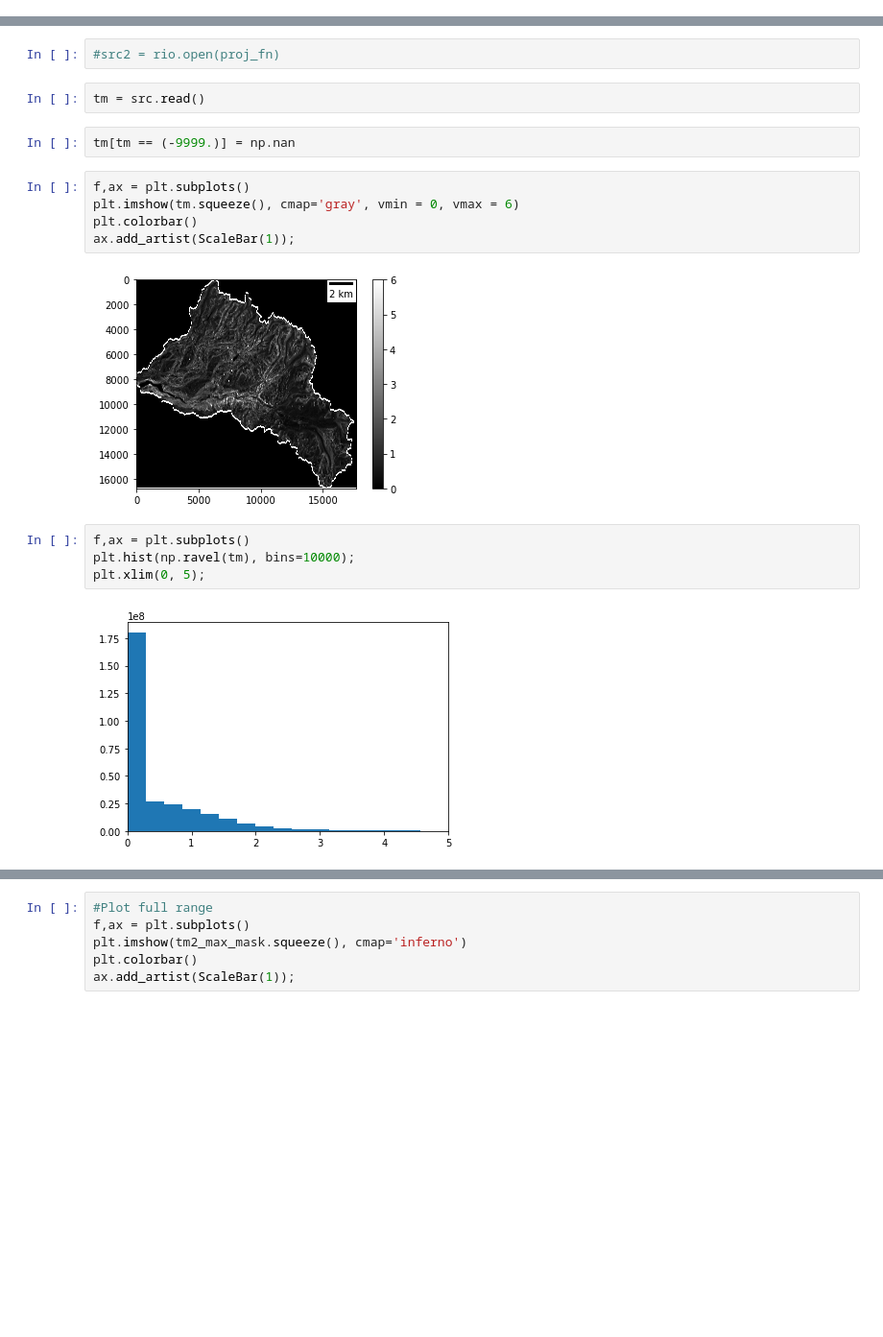
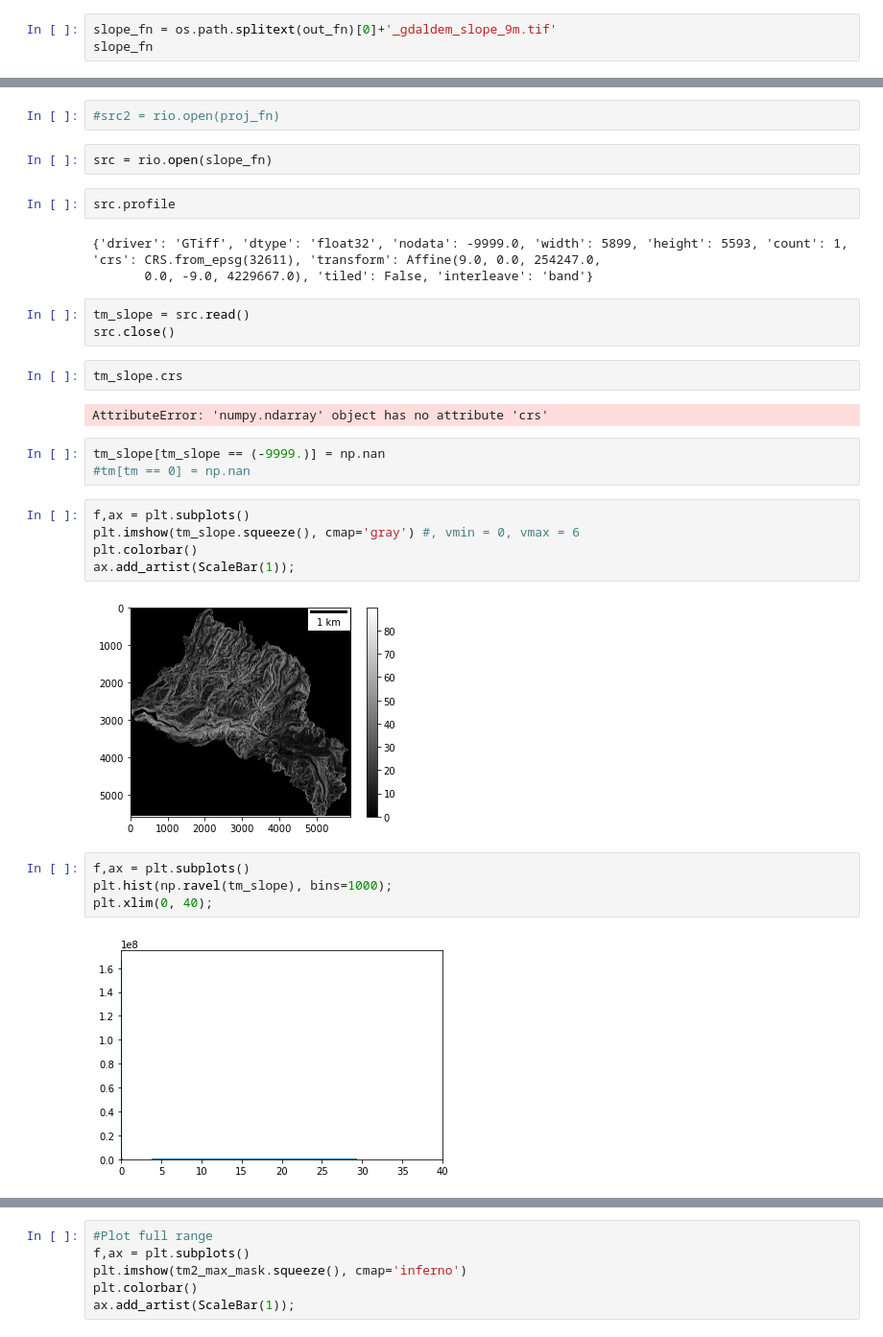
Before and after one commit to UW-GDA/ICESat-2_Snowdepth, a Jupyter notebook: Roughness_ASO.ipynb, the cells around one changed output, grey strips where cells are left out. Shown at 96% size. Drawn from its saved outputs; the diff is of its cells as text; blank space fills up the shorter version.

```diff
--- a/Roughness_ASO.ipynb
+++ b/Roughness_ASO.ipynb
@@ -37,3 +45,6 @@ src = rio.open(dtm_fn)
 #proj_fn = os.path.splitext(out_fn)[0]+'_gdaldem_tri.tif'
 # %%
 #roughness_fn = os.path.splitext(out_fn)[0]+'_gdaldem_rough.tif'
+# %%
+slope_fn = os.path.splitext(out_fn)[0]+'_gdaldem_slope_9m.tif'
+slope_fn
@@ -48,20 +65,33 @@ src = rio.open(dtm_fn)
 # %%
 #src2 = rio.open(proj_fn)
+# %%
+src = rio.open(slope_fn)
+# %%
+src.profile
+# %% [output]
+{'driver': 'GTiff', 'dtype': 'float32', 'nodata': -9999.0, 'width': 5899, 'height': 5593, 'count': 1, 'crs': CRS.from_epsg(32611), 'transform': Affine(9.0, 0.0, 254247.0,
+       0.0, -9.0, 4229667.0), 'tiled': False, 'interleave': 'band'}
 # %%
-tm = src.read()
+tm_slope = src.read()
+src.close()
-# %%
-tm[tm == (-9999.)] = np.nan
+# %%
+tm_slope.crs
+# %% [output]
+AttributeError: 'numpy.ndarray' object has no attribute 'crs'
+# %%
+tm_slope[tm_slope == (-9999.)] = np.nan
+#tm[tm == 0] = np.nan
 # %%
 f,ax = plt.subplots()
-plt.imshow(tm.squeeze(), cmap='gray', vmin = 0, vmax = 6)
+plt.imshow(tm_slope.squeeze(), cmap='gray') #, vmin = 0, vmax = 6
 plt.colorbar()
 ax.add_artist(ScaleBar(1));
 # %% [output]
-[figure, old version]
+[figure, new version]
 # %%
 f,ax = plt.subplots()
-plt.hist(np.ravel(tm), bins=10000);
-plt.xlim(0, 5);
+plt.hist(np.ravel(tm_slope), bins=1000);
+plt.xlim(0, 40);
 # %% [output]
-[figure, old version]
+[figure, new version]
 # %%
```
Also changed, not shown: parts of 16 cells of this notebook.
